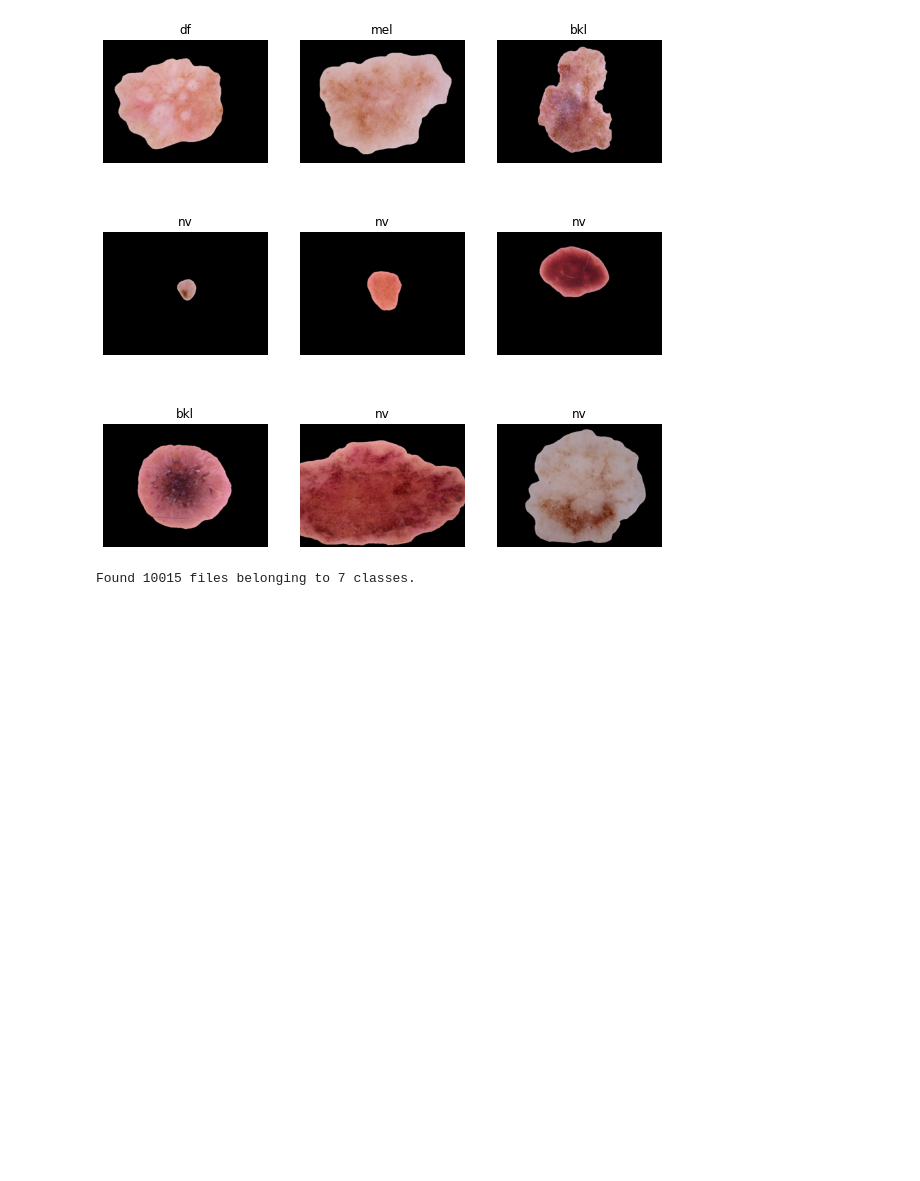
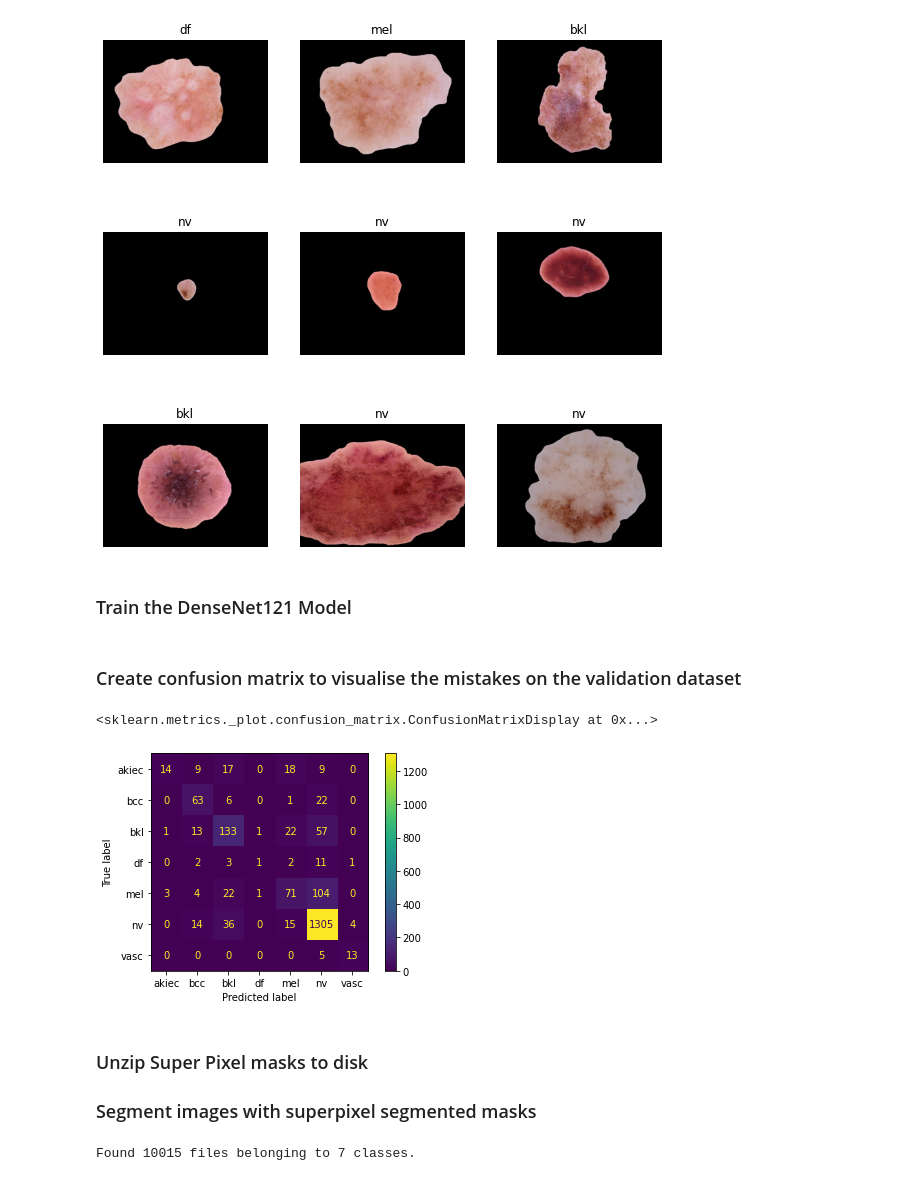
Before and after one commit to AlexCiccolella125/DIP, a Jupyter notebook: DIP.ipynb, the cells around one changed output. Cells and saved outputs as stored; diff of their text form; code cells hidden in the pictures; blank space fills up the shorter version.

```diff
--- a/DIP.ipynb
+++ b/DIP.ipynb
@@ -145,6 +156,8 @@ for images, labels in val_ds.take(1):
 # %%
 import itertools
 class_weights = dict(zip(range(7), itertools.count(1/7, 0)))
+# %% [markdown]
+### Train the DenseNet121 Model
 # %%
 if train_model:
     checkpoint_path = "train_DenseNet121_SparseCategoricalCrossentropy/cp.ckpt"
@@ -159,11 +172,6 @@ if train_model:
         weights='imagenet')
     hub_layer.trainable = False
 
-    """### Creating Model"""
-    # after passing the images to the DenseNet121 layer, to added a GlobalAveragePooling2D layer to
-    # flatten the (None, 14, 18, 1024) shaped output. We then applied fully connected layers to the final output of 7 nodes.
-    # After testing several optmizers the best performing one was the adam optimiser. The RMSProp and SGD optimizers were tested and overall did not perform as well as adam.
-    # For the Loss functions, we found that SparseCategoricalCrossentropy gave us the highest performance for the model we created.
     model = tf.keras.Sequential()
     model.add(tf.keras.layers.Rescaling(1./255, input_shape = (450, 600, 3)))
     model.add(hub_layer)
@@ -212,5 +220,33 @@ if train_model:
     plt.legend()
 
     plt.show()
+# %% [markdown]
+### Create confusion matrix to visualise the mistakes on the validation dataset
+# %%
+y_pred = []  # store predicted labels
+y_true = []  # store true labels
+
+# iterate over the dataset
+for image_batch, label_batch in tqdm(val_ds):   # use dataset.unbatch() with repeat
+   # append true labels
+   y_true.append(label_batch)
+   # compute predictions
+   preds = model.predict(image_batch)
+   # append predicted labels
+   y_pred.append(np.argmax(preds, axis = - 1))
+
+# convert the true and predicted labels into tensors
+correct_labels = tf.concat([item for item in y_true], axis = 0)
+predicted_labels = tf.concat([item for item in y_pred], axis = 0)
+from sklearn.metrics import confusion_matrix, ConfusionMatrixDisplay
+cm = confusion_matrix(correct_labels, predicted_labels)
+disp = ConfusionMatrixDisplay(confusion_matrix=cm, display_labels=class_names)
+disp.plot()
+# %% [output]
+<sklearn.metrics._plot.confusion_matrix.ConfusionMatrixDisplay at 0x...>
+[figure, added]
+# %% [markdown]
+### Unzip Super Pixel masks to disk
+### Segment images with superpixel segmented masks
 # %%
 if(unzip_files):
```
Also changed, not shown: parts of 17 cells of this notebook, 2 other files.
